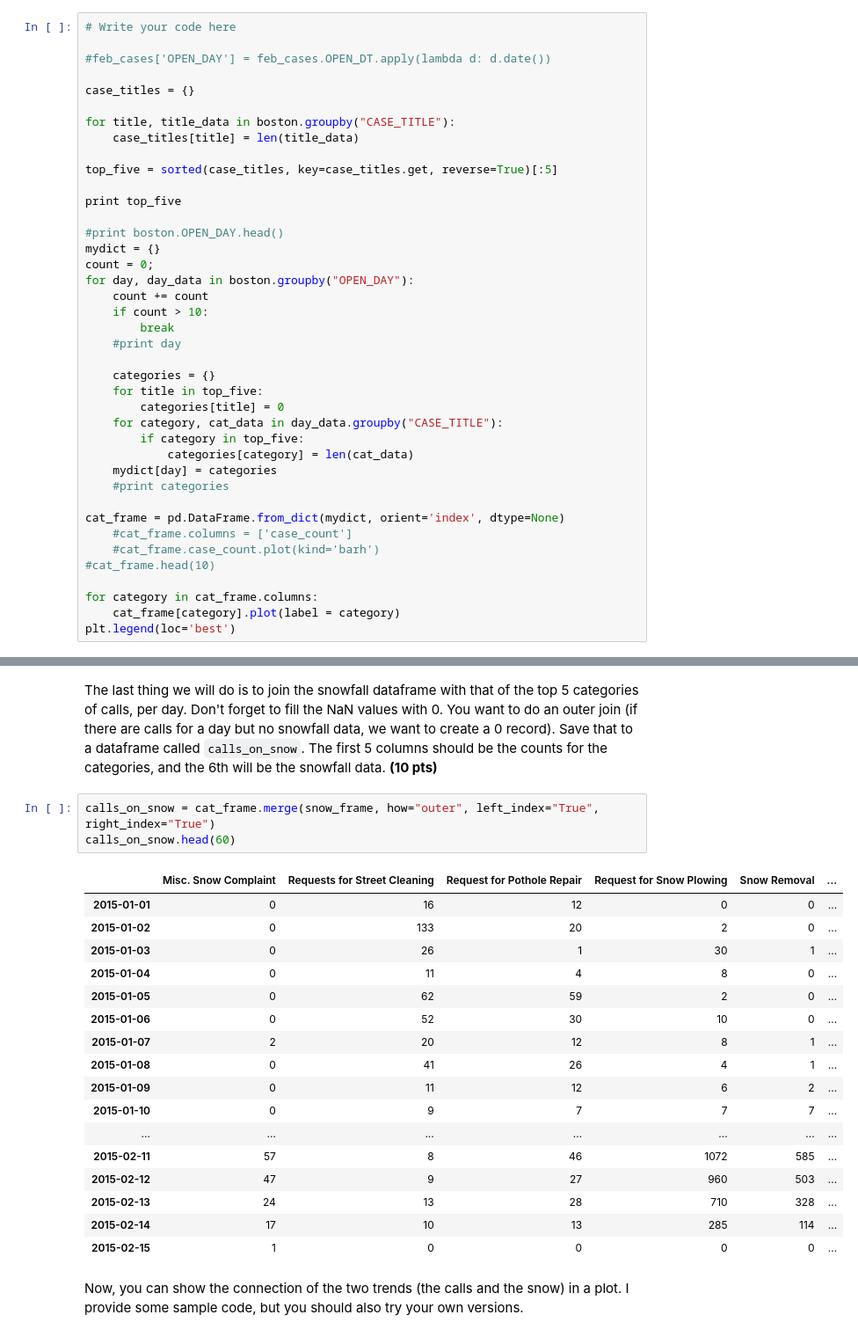
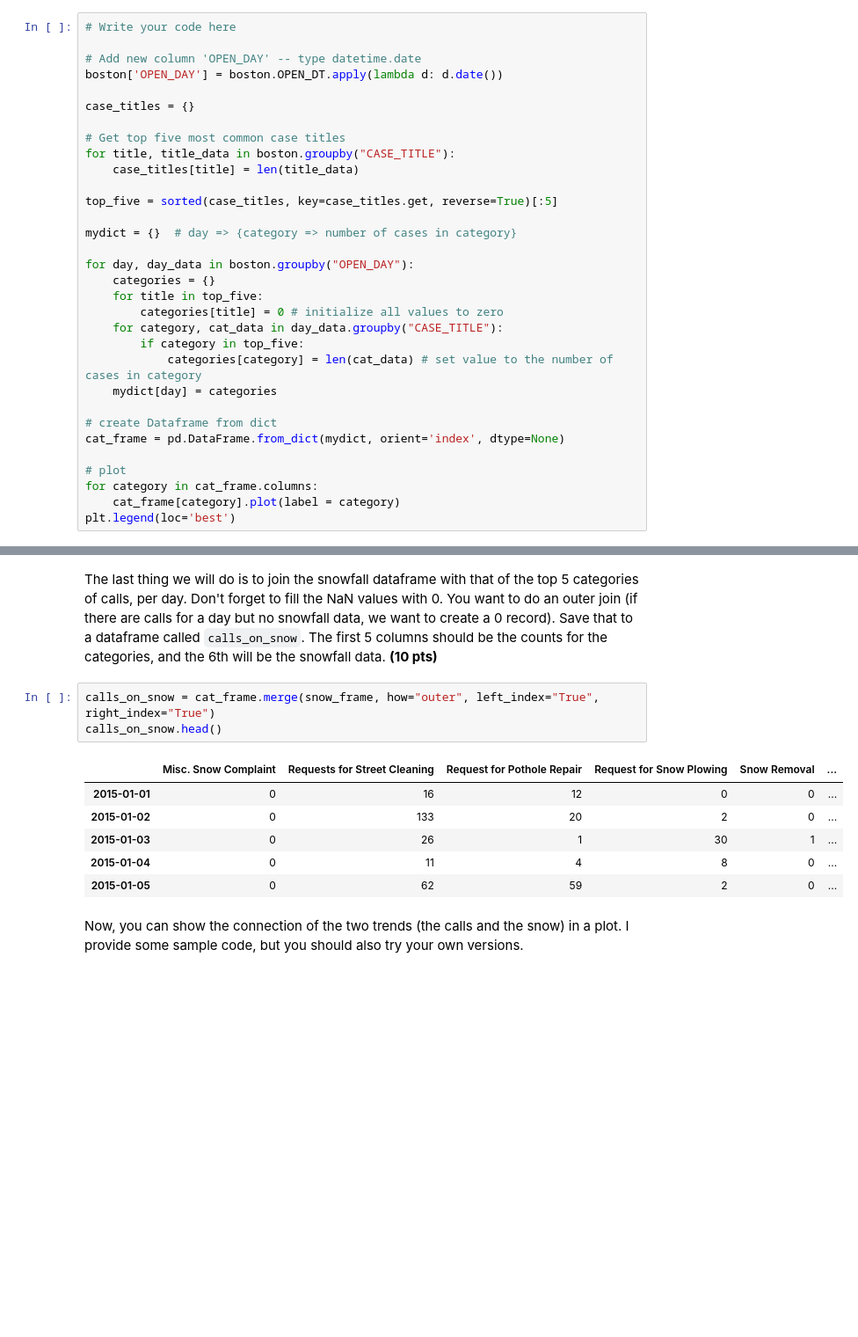
Before and after one commit to mwenda11/spring-2015-homeworks, a Jupyter notebook: submissions/Homework-2/2.Pandas-in-Boston.ipynb, the cells around one changed output, grey strips where cells are left out. Shown at 88% size. Cells and saved outputs as stored; diff of their text form; blank space fills up the shorter version.

```diff
--- a/submissions/Homework-2/2.Pandas-in-Boston.ipynb
+++ b/submissions/Homework-2/2.Pandas-in-Boston.ipynb
@@ -267,40 +266,32 @@ By now, you should have noticed that, for each day, there are multiple records i
 # %%
 # Write your code here
 
-#feb_cases['OPEN_DAY'] = feb_cases.OPEN_DT.apply(lambda d: d.date())
+# Add new column 'OPEN_DAY' -- type datetime.date
+boston['OPEN_DAY'] = boston.OPEN_DT.apply(lambda d: d.date())
 
 case_titles = {}
 
+# Get top five most common case titles
 for title, title_data in boston.groupby("CASE_TITLE"):
     case_titles[title] = len(title_data)
 
 top_five = sorted(case_titles, key=case_titles.get, reverse=True)[:5]
 
-print top_five
+mydict = {}  # day => {category => number of cases in category}
 
-#print boston.OPEN_DAY.head()
-mydict = {}
-count = 0;
 for day, day_data in boston.groupby("OPEN_DAY"):
-    count += count
-    if count > 10:
-        break
-    #print day
-
     categories = {}
     for title in top_five:
-        categories[title] = 0
+        categories[title] = 0 # initialize all values to zero
     for category, cat_data in day_data.groupby("CASE_TITLE"):
         if category in top_five:
-            categories[category] = len(cat_data)
+            categories[category] = len(cat_data) # set value to the number of cases in category
     mydict[day] = categories
-    #print categories
 
+# create Dataframe from dict
 cat_frame = pd.DataFrame.from_dict(mydict, orient='index', dtype=None)
-    #cat_frame.columns = ['case_count']
-    #cat_frame.case_count.plot(kind='barh')
-#cat_frame.head(10)
 
+# plot
 for category in cat_frame.columns:
     cat_frame[category].plot(label = category)
 plt.legend(loc='best')
@@ -342,25 +334,14 @@ snow_frame.plot(title = "snow fall in centimetres")
 The last thing we will do is to join the snowfall dataframe with that of the top 5 categories of calls, per day. Don't forget to fill the NaN values with 0. You want to do an outer join (if there are calls for a day but no snowfall data, we want to create a 0 record). Save that to a dataframe called `calls_on_snow`. The first 5 columns should be the counts for the categories, and the 6th will be the snowfall data. **(10 pts)**
 # %%
 calls_on_snow = cat_frame.merge(snow_frame, how="outer", left_index="True", right_index="True")
-calls_on_snow.head(60)
+calls_on_snow.head()
 # %% [output]
 |  | Misc. Snow Complaint | Requests for Street Cleaning | Request for Pothole Repair | Request for Snow Plowing | Snow Removal | ... |
 | 2015-01-01 | 0 | 16 | 12 | 0 | 0 | ... |
 | 2015-01-02 | 0 | 133 | 20 | 2 | 0 | ... |
 | 2015-01-03 | 0 | 26 | 1 | 30 | 1 | ... |
 | 2015-01-04 | 0 | 11 | 4 | 8 | 0 | ... |
 | 2015-01-05 | 0 | 62 | 59 | 2 | 0 | ... |
-| 2015-01-06 | 0 | 52 | 30 | 10 | 0 | ... |
-| 2015-01-07 | 2 | 20 | 12 | 8 | 1 | ... |
-| 2015-01-08 | 0 | 41 | 26 | 4 | 1 | ... |
-| 2015-01-09 | 0 | 11 | 12 | 6 | 2 | ... |
-| 2015-01-10 | 0 | 9 | 7 | 7 | 7 | ... |
-| ... | ... | ... | ... | ... | ... | ... |
-| 2015-02-11 | 57 | 8 | 46 | 1072 | 585 | ... |
-| 2015-02-12 | 47 | 9 | 27 | 960 | 503 | ... |
-| 2015-02-13 | 24 | 13 | 28 | 710 | 328 | ... |
-| 2015-02-14 | 17 | 10 | 13 | 285 | 114 | ... |
-| 2015-02-15 | 1 | 0 | 0 | 0 | 0 | ... |
 # %% [markdown]
 Now, you can show the connection of the two trends (the calls and the snow) in a plot. I provide some sample code, but you should also try your own versions.
 # %%
```
Also changed, not shown: parts of 7 cells of this notebook.
